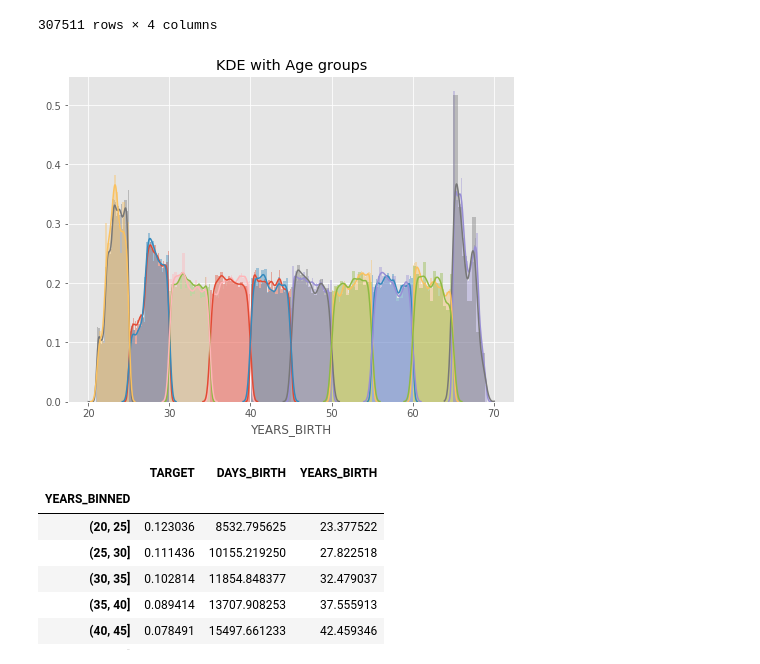
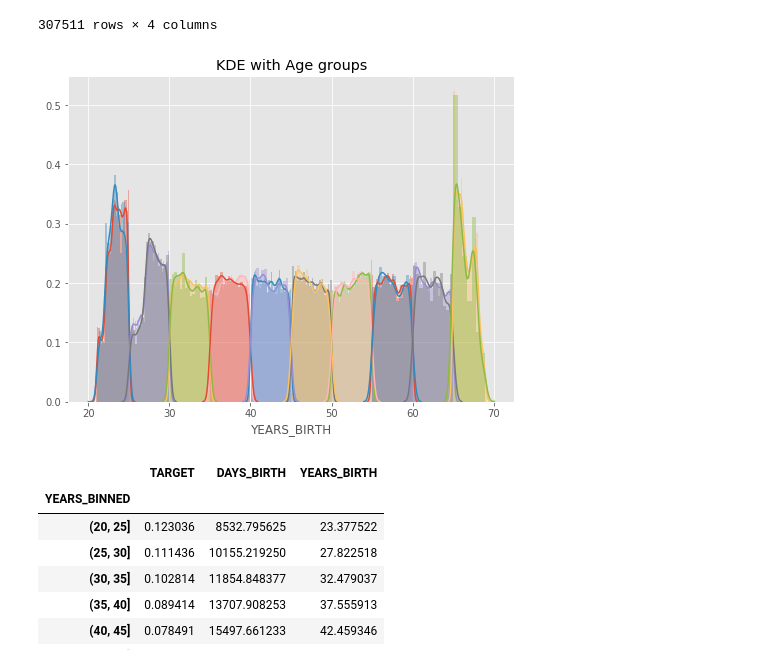
Before and after one commit to s65426425/ML100Days, a Jupyter notebook: Day_016_HW.ipynb, the cells around one changed output. Cells and saved outputs as stored; diff of their text form; code cells hidden in the pictures.

```diff
--- a/Day_016_HW.ipynb
+++ b/Day_016_HW.ipynb
@@ -88,19 +88,19 @@ Name: YEARS_BINNED, dtype: int64
 # %%
 # 繪圖前先排序 / 分組
 
-year_group_sorted = age_data['YEARS_BINNED'].unique()
+year_group_sorted = np.sort(age_data['YEARS_BINNED'].unique())
 
 plt.figure(figsize=(8,6))
 for i in range(len(year_group_sorted)):
     sns.distplot(age_data.loc[(age_data['YEARS_BINNED'] == year_group_sorted[i]) & \
                               (age_data['TARGET'] == 0), 'YEARS_BIRTH'], label = str(year_group_sorted[i]))
 
     sns.distplot(age_data.loc[(age_data['YEARS_BINNED'] == year_group_sorted[i]) & \
                               (age_data['TARGET'] == 1), 'YEARS_BIRTH'], label = str(year_group_sorted[i]))
 plt.title('KDE with Age groups')
 plt.show()
 # %% [output]
-[figure, old version]
+[figure, new version]
 # %%
 # 計算每個年齡區間的 Target、DAYS_BIRTH與 YEARS_BIRTH 的平均值
 age_groups  = age_data.groupby('YEARS_BINNED').mean()
```
Also changed, not shown: parts of 1 cell of this notebook.
